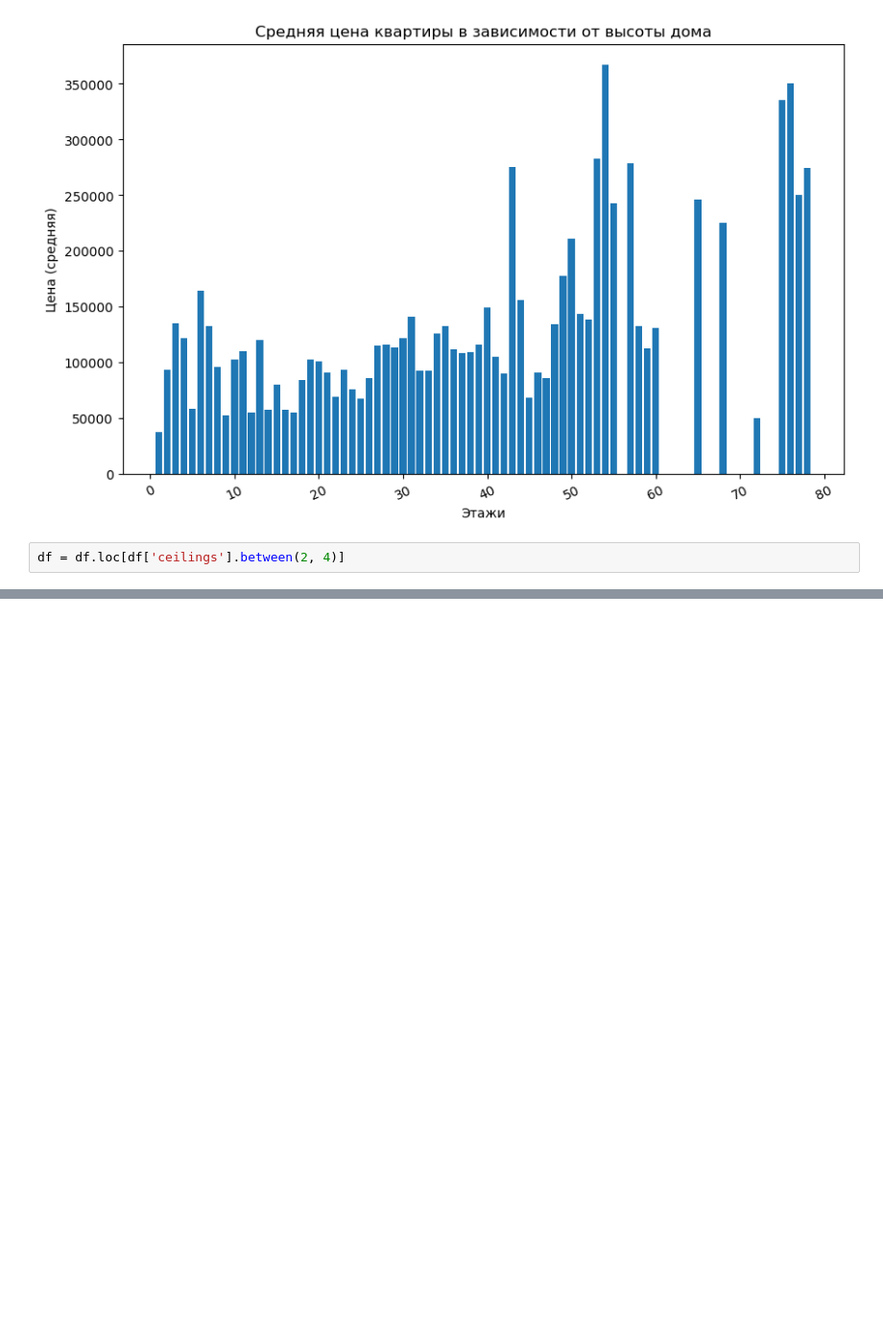
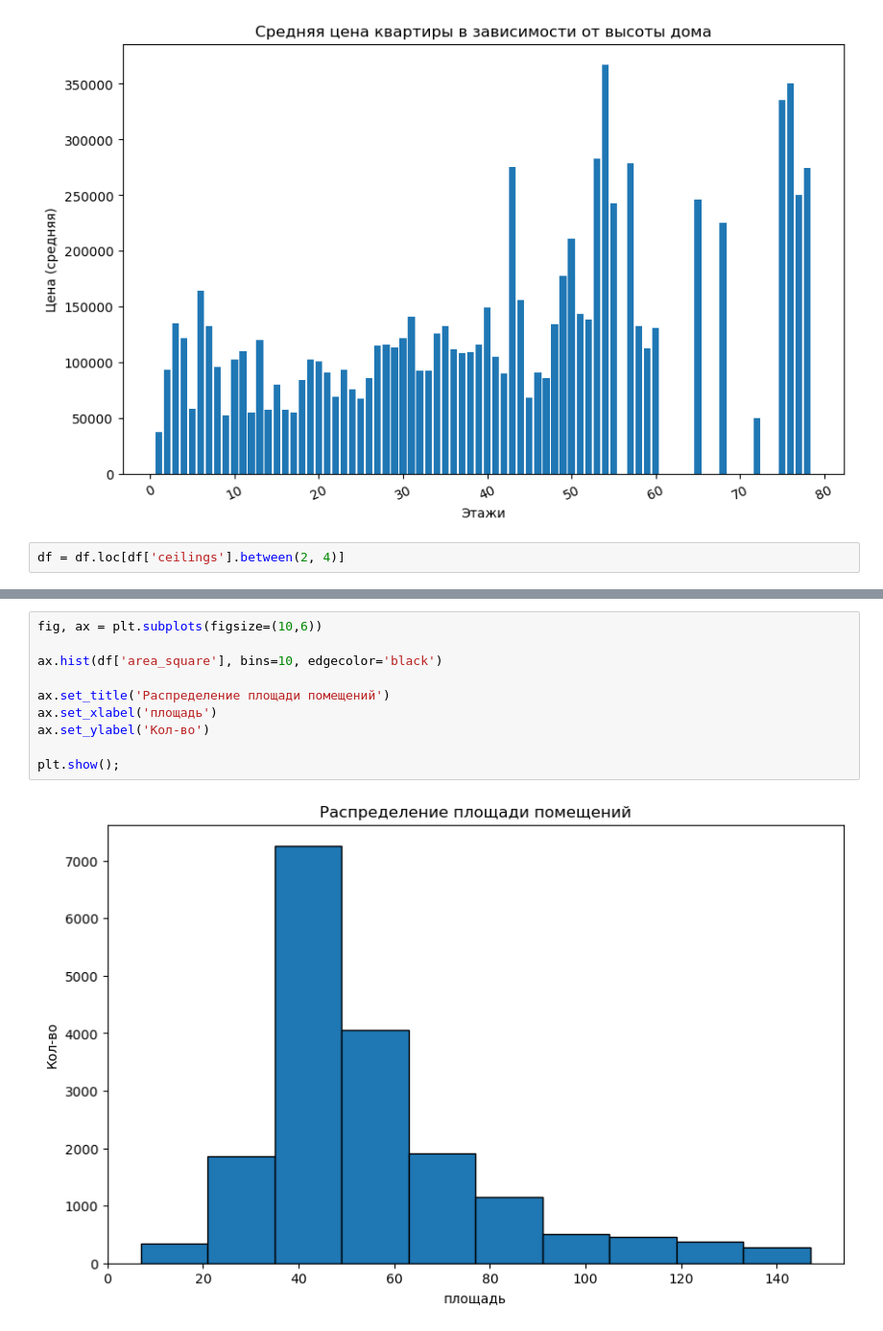
Before and after one commit to b4dm0nd4y/elbrus_ds_project_0, a Jupyter notebook: notebooks/preprocessing.ipynb, the cells around one changed output, grey strips where cells are left out. Shown at 96% size. Saved outputs shown, nothing was run; the diff lists cells and outputs as text; blank space fills up the shorter version.

```diff
--- a/notebooks/preprocessing.ipynb
+++ b/notebooks/preprocessing.ipynb
@@ -558,3 +565,15 @@ plt.show();
+# %%
+fig, ax = plt.subplots(figsize=(10,6))
+
+ax.hist(df['area_square'], bins=10, edgecolor='black')
+
+ax.set_title('Распределение площади помещений')
+ax.set_xlabel('площадь')
+ax.set_ylabel('Кол-во')
+
+plt.show();
+# %% [output]
+[figure, added]
 # %%
 plt.figure(figsize=(20,10))
 sns.heatmap(df.apply(lambda x : pd.factorize(x)[0]).corr(method='pearson', min_periods=1), annot=True)
```
Also changed, not shown: parts of 6 cells of this notebook.
